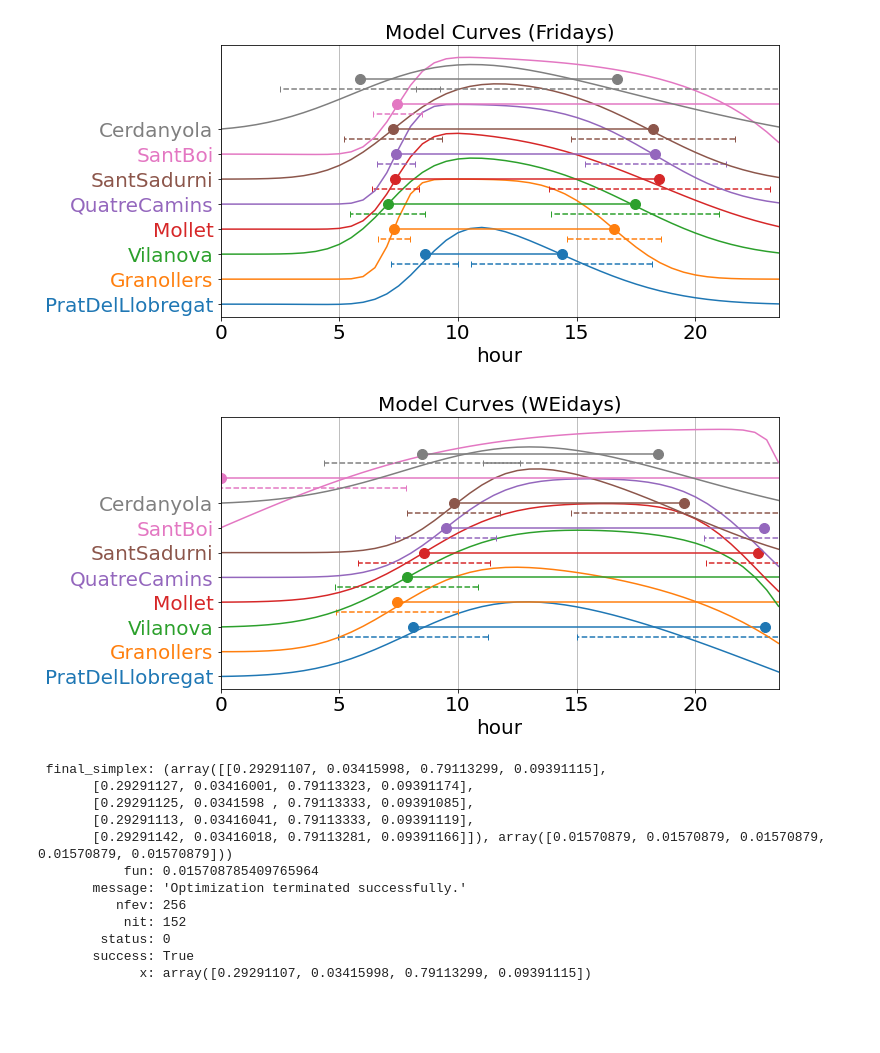
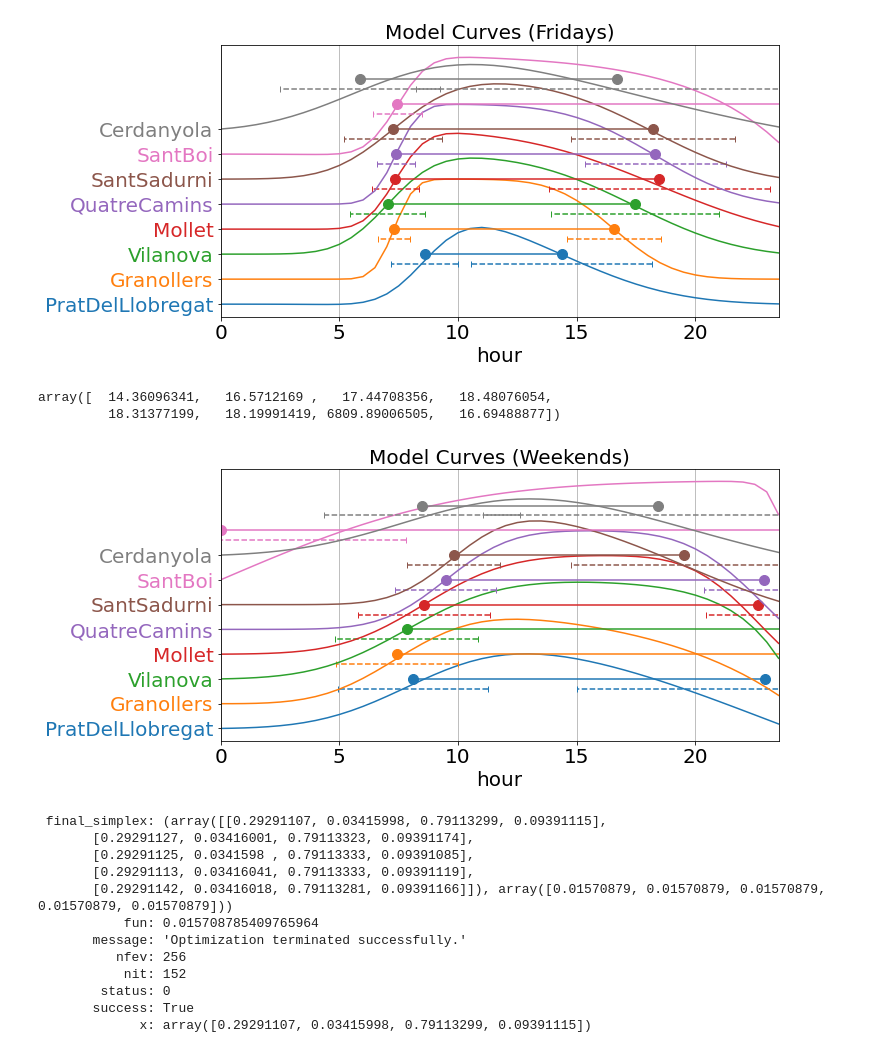
Before and after one commit to aig-upf/car-park, a Jupyter notebook: plot_parametersNoTH.ipynb, the cells around one changed output. Drawn from its saved outputs; the diff is of its cells as text; code cells hidden in the pictures; blank space fills up the shorter version.

Commit message:
modified plots

```diff
--- a/plot_parametersNoTH.ipynb
+++ b/plot_parametersNoTH.ipynb
@@ -335,6 +340,11 @@ ax2.set_title('Model Curves (Fridays)', fontsize = fsize);
 fig.savefig('Model_curves_w_ErrorbarsFR.pdf',bbox_inches='tight');
 # %% [output]
 [figure]
+# %%
+mu_dFRr*24
+# %% [output]
+array([  14.36096341,   16.5712169 ,   17.44708356,   18.48076054,
+         18.31377199,   18.19991419, 6809.89006505,   16.69488877])
 # %%
 fig, ax2 = plt.subplots(nrows=1, ncols=1, figsize=(10,5))
 i=0;
@@ -367,35 +377,35 @@ for current_parking_ix in range(8):
     #ax2.plot([mu_aWE*24, mu_dWE*24],[i, i],'-s',markersize=10)
     #ax2.errorbar(mu_aWE,mu_dWE,xerr=si_aWE,yerr=si_dWE,color='green')
     #ax2.plot([mu_aWE, mu_aWE],[mu_dWE+si_dWE, mu_dWE-si_dWE],'-')
     #ax2.plot(mu_aWE,mu_dWE,'s')
     #ax2.plot(mu_aWE,mu_dWE,'p')
     #ax2.plot([mu_aWE*24,mu_dWE*24],[i+0.25, i+0.25],'-h',markersize=10)
     #ax2.errorbar(mu_aWE,mu_dWE,xerr=si_aWE,yerr=si_dWE,color='blue')
     plot_model_tn_offset(ax2,mu_aWEr[i],si_aWEr[i],mu_dWEr[i],si_dWEr[i],i/4,mylabelC)
     ax2.plot([mu_aWEr[i]*24, mu_dWEr[i]*24],[i/4+.5, i/4+.5],'-o',markersize=10,label=mylabelM)
     ax2.plot([(mu_aWEr[i]+si_aWEr[i])*24, (mu_aWEr[i]-si_aWEr[i])*24],[i/4+.5-0.1, i/4+.5-0.1],
              '--|',color=default_color_cycle[i],label=mylabelS)
     ax2.plot([(mu_dWEr[i]+si_dWEr[i])*24, (mu_dWEr[i]-si_dWEr[i])*24],[i/4+.5-0.1, i/4+.5-0.1],
              '--|',color=default_color_cycle[i])
     i=i+1
 ax2.set_xlim([0,24])
 ax2.set_yticks(np.arange(0, 2, .25))
 ax2.set_yticklabels(available_parkings_reindexed, fontsize=fsize)
 ax2.tick_params(labelsize=fsize)
 [t.set_color(i) for (i,t) in zip(default_color_cycle,ax2.yaxis.get_ticklabels())]
 #ax2.set_ylim([0.5,1])
 ax2.set_xlim([0,23.5])
 #ax2.set_ylabel('departure', fontsize = fsize)
 ax2.set_xlabel('hour', fontsize = fsize)
 #ax2.grid(True)
 ax2.xaxis.grid(True)
 #ax2.legend( fontsize = fsize-5)
-ax2.set_title('Model Curves (WEidays)', fontsize = fsize);
+ax2.set_title('Model Curves (Weekends)', fontsize = fsize);
     #ax2.grid(which='major',linestyle='dotted')
 plt.show()
 fig.savefig('Model_curves_w_ErrorbarsWE.pdf',bbox_inches='tight');
 # %% [output]
-[figure, old version]
+[figure, new version]
 # %%
 def plot_model_tn_offset(axh,loc_ar=.3, scale_ar=.05, loc_de=.8, scale_de=.1,offset=0,mylabelC=None):
 
```
Also changed, not shown: parts of 1 cell of this notebook.
